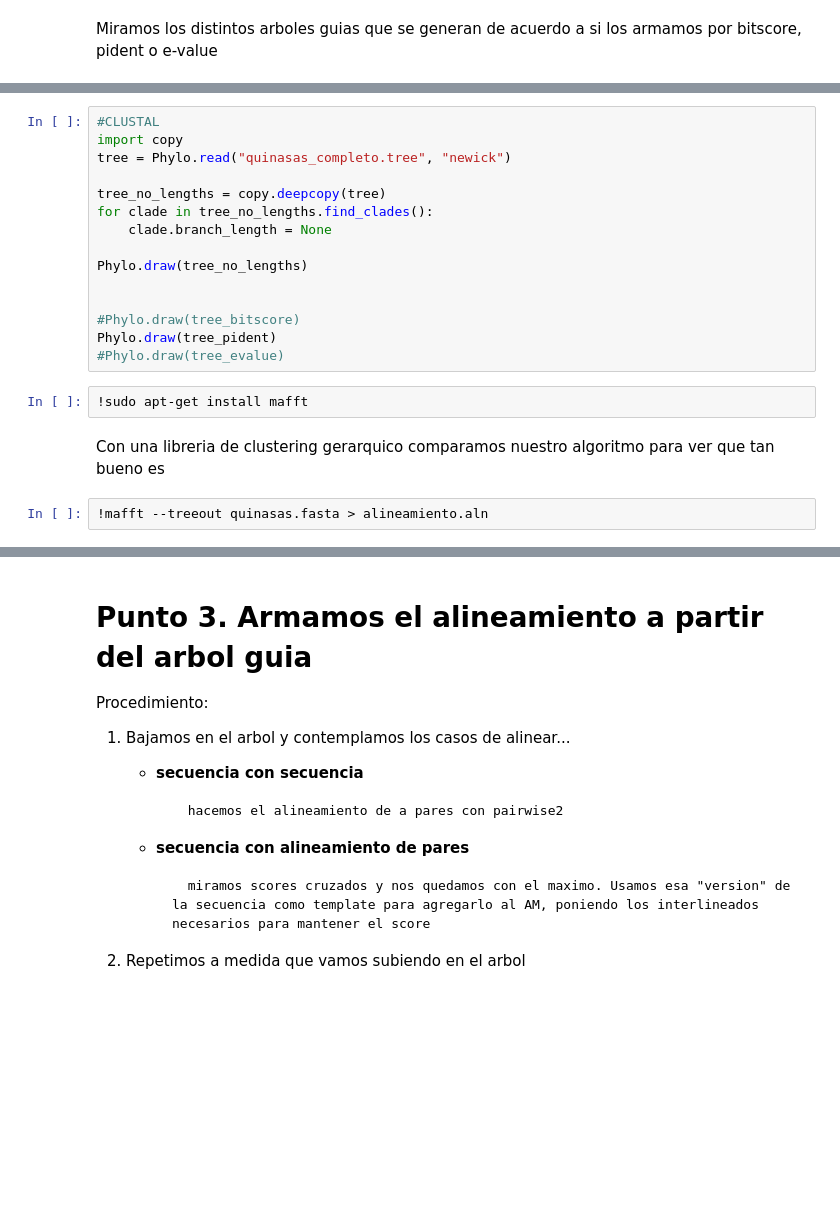
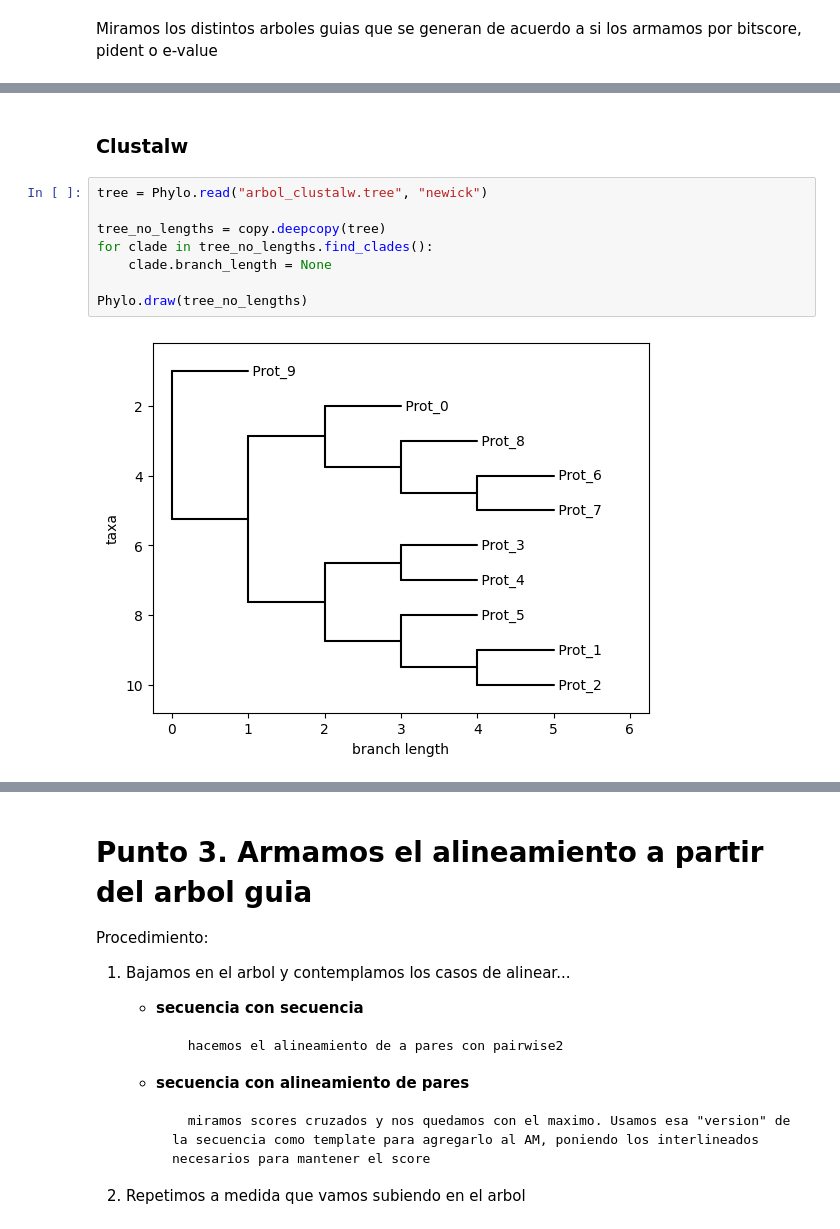
Before and after one commit to NadinaMaia/BioinformaticaAvanzada, a Jupyter notebook: tp3/TP3.ipynb, the cells around one changed output, grey strips where cells are left out. Cells and saved outputs as stored; diff of their text form; blank space fills up the shorter version.

```diff
--- a/tp3/TP3.ipynb
+++ b/tp3/TP3.ipynb
@@ -479,21 +385,12 @@ FileNotFoundError: [Errno 2] No such file or directory: 'quinasa_philo.phylotree
+# %% [markdown]
+### Clustalw
 # %%
-#CLUSTAL
-import copy
-tree = Phylo.read("quinasas_completo.tree", "newick")
+tree = Phylo.read("arbol_clustalw.tree", "newick")
 
 tree_no_lengths = copy.deepcopy(tree)
 for clade in tree_no_lengths.find_clades():
     clade.branch_length = None
 
 Phylo.draw(tree_no_lengths)
-
-
-#Phylo.draw(tree_bitscore)
-Phylo.draw(tree_pident)
-#Phylo.draw(tree_evalue)
+# %% [output]
+[figure, added]
-# %%
-!sudo apt-get install mafft
-# %% [markdown]
-Con una libreria de clustering gerarquico comparamos nuestro algoritmo para ver que tan bueno es
-# %%
-!mafft --treeout quinasas.fasta > alineamiento.aln
```
Also changed, not shown: parts of 18 cells of this notebook, 3 other files.
